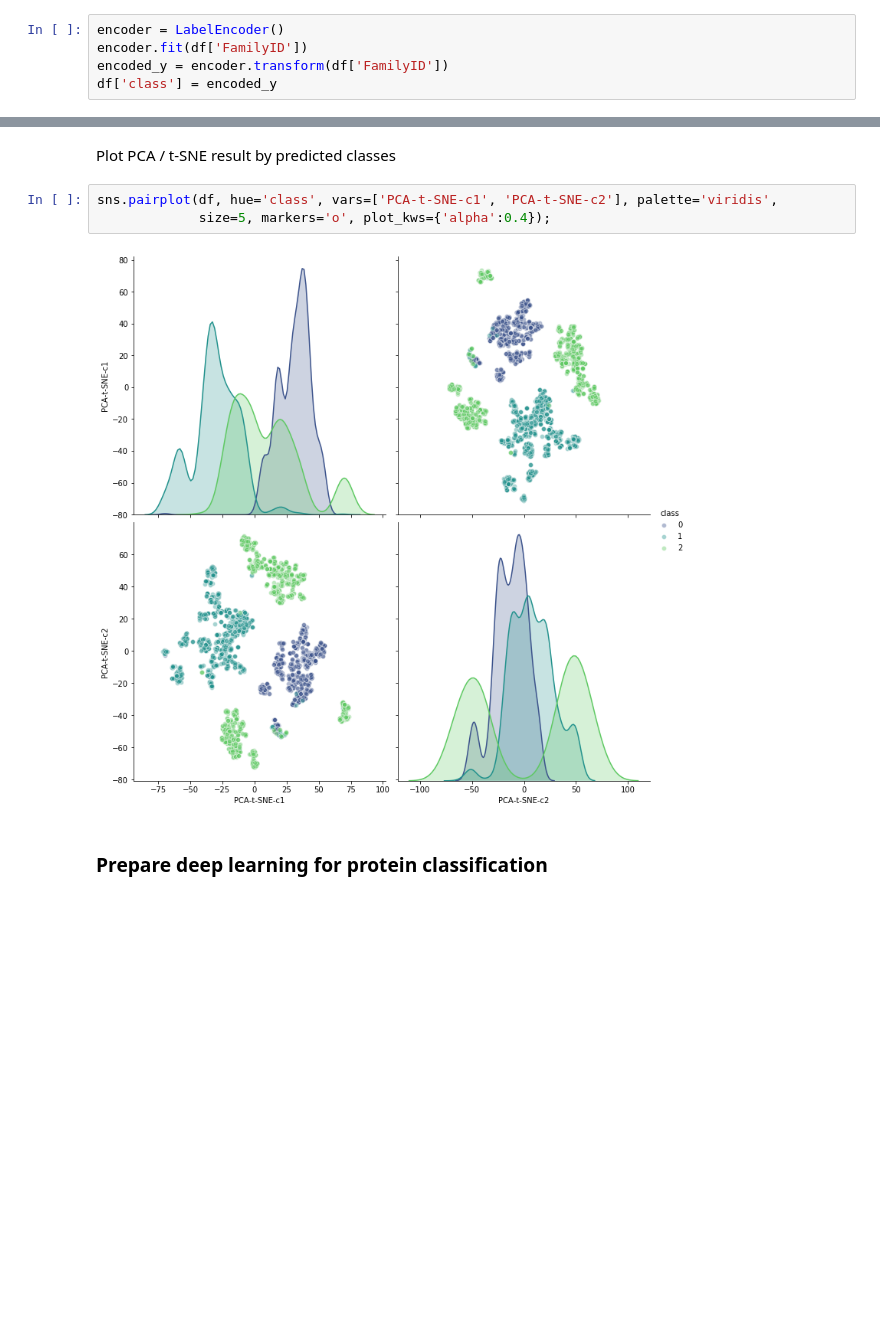
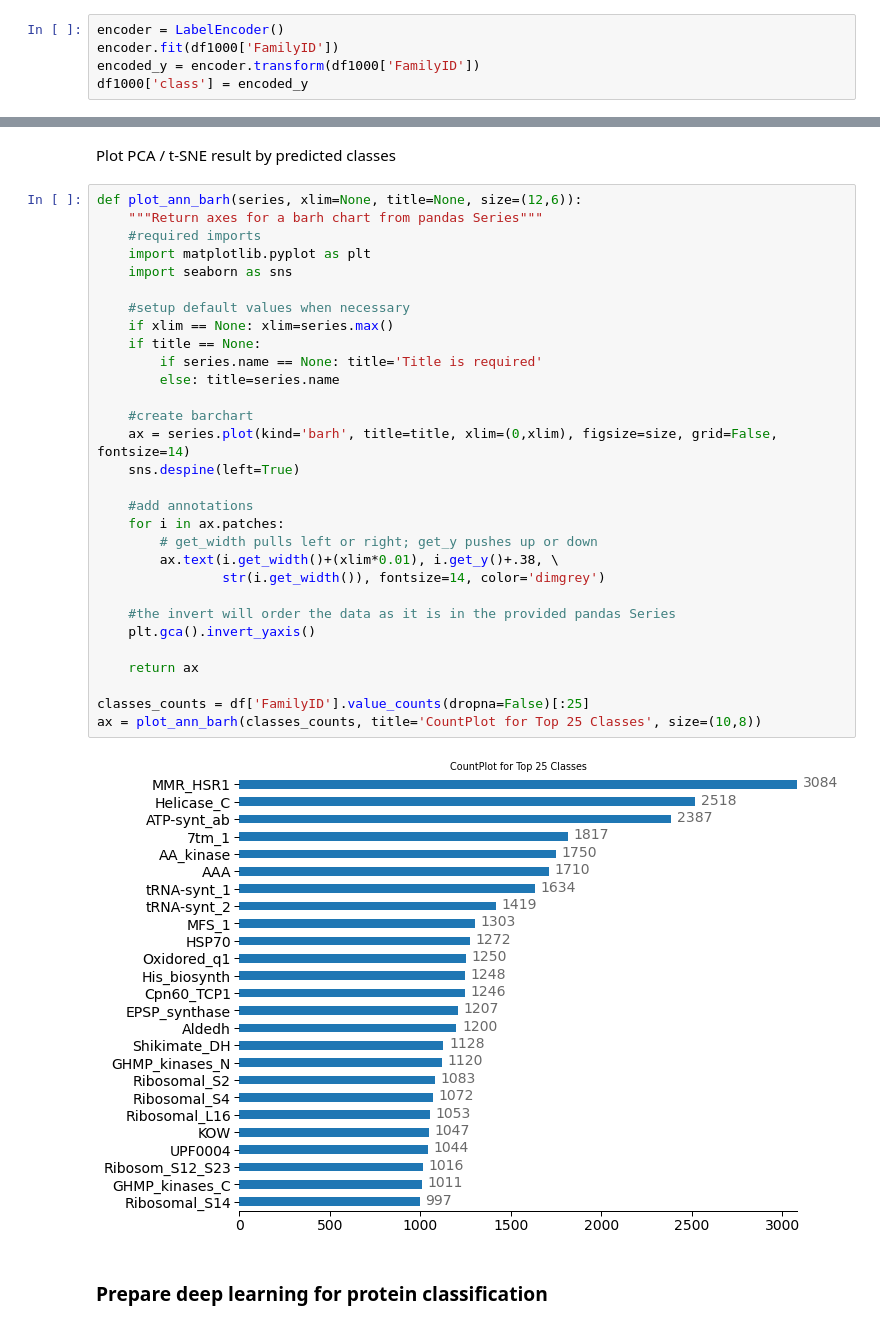
Before and after one commit to damilya99/Capstone, a Jupyter notebook: ProtVec.ipynb, the cells around one changed output, grey strips where cells are left out. Saved outputs shown, nothing was run; the diff lists cells and outputs as text; blank space fills up the shorter version.

```diff
--- a/ProtVec.ipynb
+++ b/ProtVec.ipynb
@@ -233,6 +431,6 @@ Encode class string as integer
 from sklearn.preprocessing import LabelEncoder
 # %%
 encoder = LabelEncoder()
-encoder.fit(df['FamilyID'])
-encoded_y = encoder.transform(df['FamilyID'])
-df['class'] = encoded_y
+encoder.fit(df1000['FamilyID'])
+encoded_y = encoder.transform(df1000['FamilyID'])
+df1000['class'] = encoded_y
@@ -243,9 +447,36 @@ array([2, 2, 2, ..., 0, 0, 0])
 # %% [markdown]
 Plot PCA / t-SNE result by predicted classes
-# %%
-sns.pairplot(df, hue='class', vars=['PCA-t-SNE-c1', 'PCA-t-SNE-c2'], palette='viridis',
-             size=5, markers='o', plot_kws={'alpha':0.4});
-# %% [output]
-[figure, removed]
+# %%
+def plot_ann_barh(series, xlim=None, title=None, size=(12,6)):
+    """Return axes for a barh chart from pandas Series"""
+    #required imports
+    import matplotlib.pyplot as plt
+    import seaborn as sns
+
+    #setup default values when necessary
+    if xlim == None: xlim=series.max()
+    if title == None:
+        if series.name == None: title='Title is required'
+        else: title=series.name
+
+    #create barchart
+    ax = series.plot(kind='barh', title=title, xlim=(0,xlim), figsize=size, grid=False, fontsize=14)
+    sns.despine(left=True)
+
+    #add annotations
+    for i in ax.patches:
+        # get_width pulls left or right; get_y pushes up or down
+        ax.text(i.get_width()+(xlim*0.01), i.get_y()+.38, \
+                str(i.get_width()), fontsize=14, color='dimgrey')
+
+    #the invert will order the data as it is in the provided pandas Series
+    plt.gca().invert_yaxis()
+
+    return ax
+
+classes_counts = df['FamilyID'].value_counts(dropna=False)[:25]
+ax = plot_ann_barh(classes_counts, title='CountPlot for Top 25 Classes', size=(10,8))
+# %% [output]
+[figure, added]
 # %% [markdown]
 ### Prepare deep learning for protein classification
```
Also changed, not shown: parts of 86 cells of this notebook.
